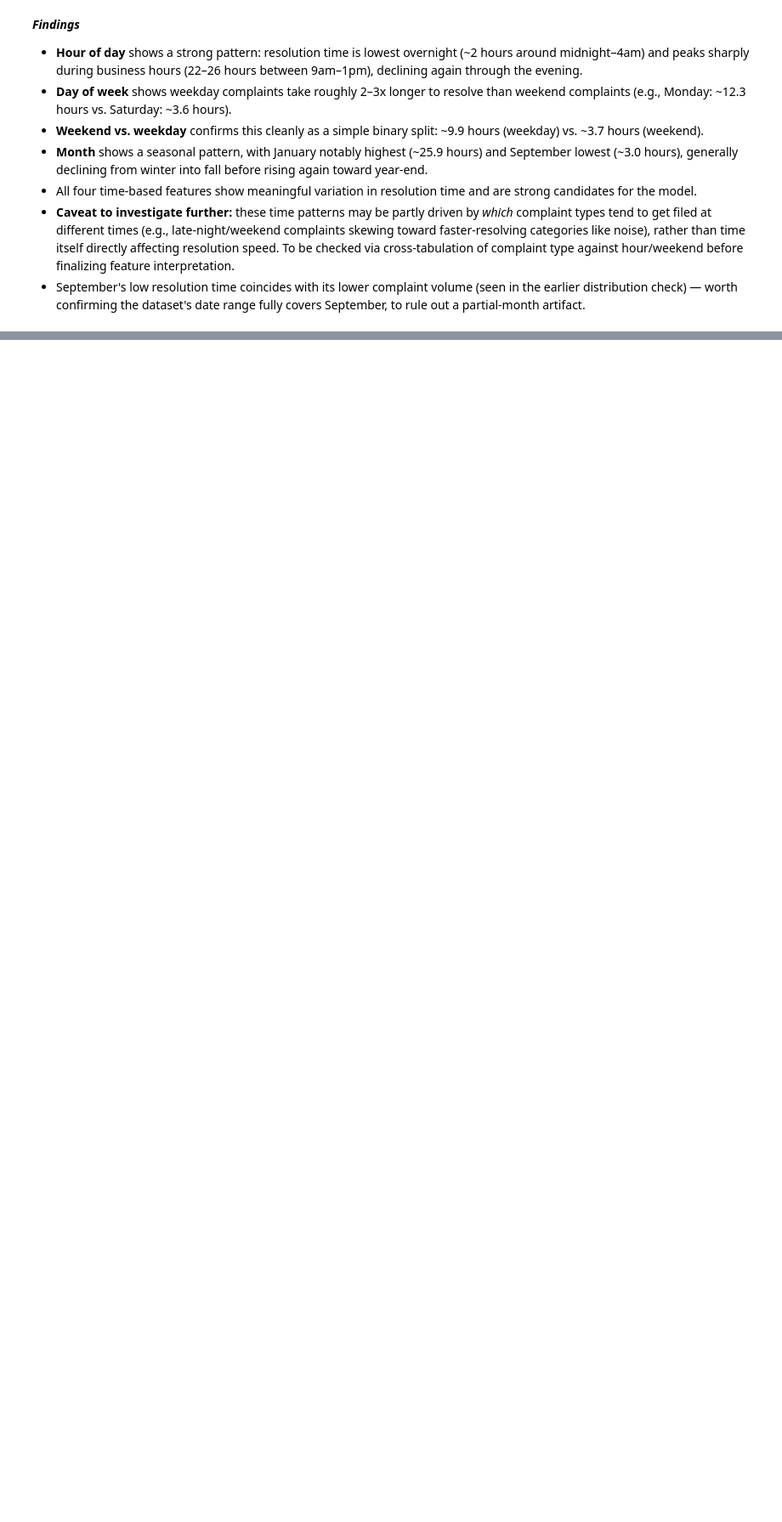
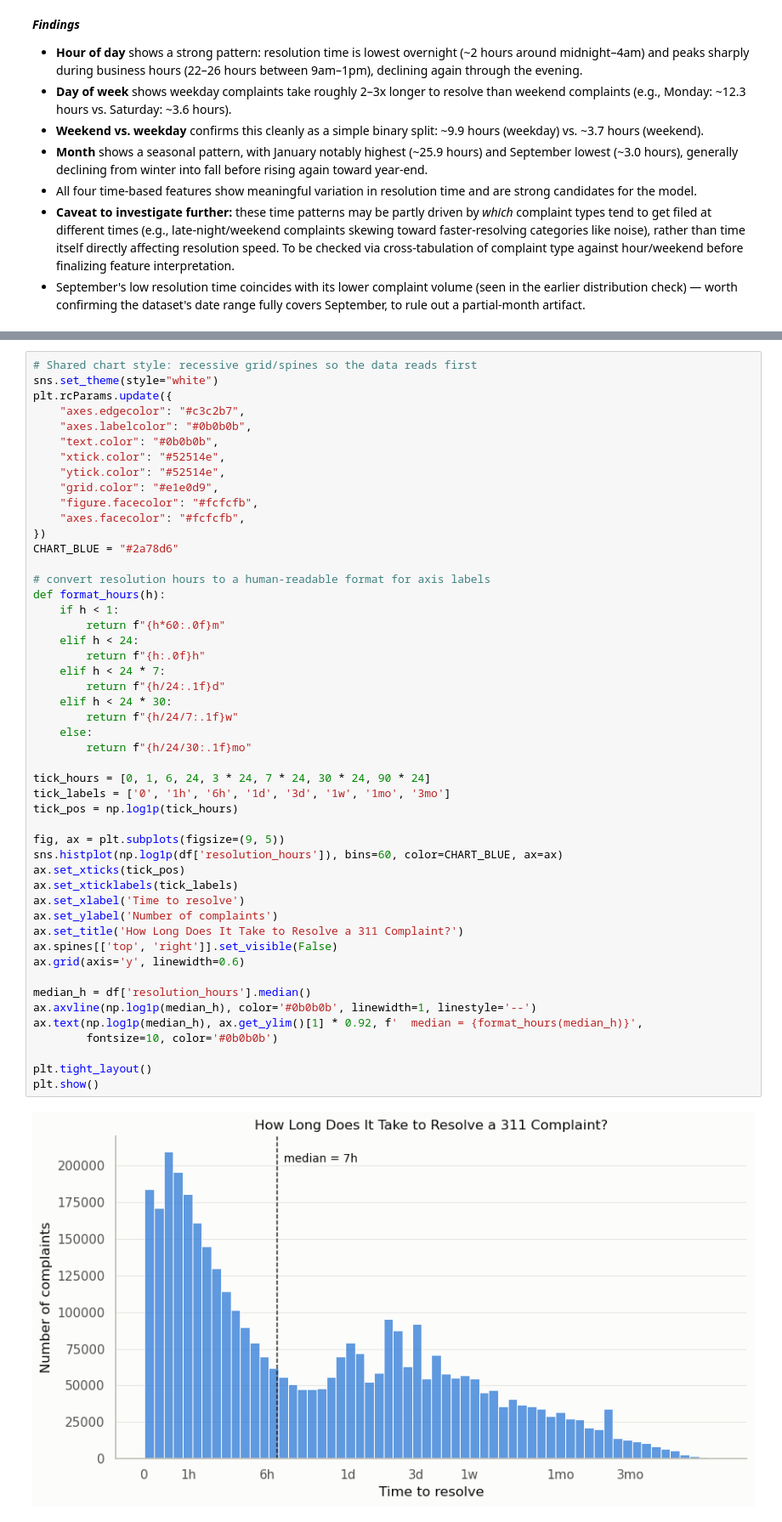
Before and after one commit to ushithila/311-Complaint-Resolution-Speed, a Jupyter notebook: notebooks/downloading_initial_EDA.ipynb, the cells around one changed output, grey strips where cells are left out. Shown at 85% size. Saved outputs shown, nothing was run; the diff lists cells and outputs as text; blank space fills up the shorter version.

Commit message:
Start data cleaning

```diff
--- a/notebooks/downloading_initial_EDA.ipynb
+++ b/notebooks/downloading_initial_EDA.ipynb
@@ -350,0 +375,51 @@ Name: resolution_hours, dtype: float64
+# %%
+# Shared chart style: recessive grid/spines so the data reads first
+sns.set_theme(style="white")
+plt.rcParams.update({
+    "axes.edgecolor": "#c3c2b7",
+    "axes.labelcolor": "#0b0b0b",
+    "text.color": "#0b0b0b",
+    "xtick.color": "#52514e",
+    "ytick.color": "#52514e",
+    "grid.color": "#e1e0d9",
+    "figure.facecolor": "#fcfcfb",
+    "axes.facecolor": "#fcfcfb",
+})
+CHART_BLUE = "#2a78d6"
+
+# convert resolution hours to a human-readable format for axis labels
+def format_hours(h):
+    if h < 1:
+        return f"{h*60:.0f}m"
+    elif h < 24:
+        return f"{h:.0f}h"
+    elif h < 24 * 7:
+        return f"{h/24:.1f}d"
+    elif h < 24 * 30:
+        return f"{h/24/7:.1f}w"
+    else:
+        return f"{h/24/30:.1f}mo"
+
+tick_hours = [0, 1, 6, 24, 3 * 24, 7 * 24, 30 * 24, 90 * 24]
+tick_labels = ['0', '1h', '6h', '1d', '3d', '1w', '1mo', '3mo']
+tick_pos = np.log1p(tick_hours)
+
+fig, ax = plt.subplots(figsize=(9, 5))
+sns.histplot(np.log1p(df['resolution_hours']), bins=60, color=CHART_BLUE, ax=ax)
+ax.set_xticks(tick_pos)
+ax.set_xticklabels(tick_labels)
+ax.set_xlabel('Time to resolve')
+ax.set_ylabel('Number of complaints')
+ax.set_title('How Long Does It Take to Resolve a 311 Complaint?')
+ax.spines[['top', 'right']].set_visible(False)
+ax.grid(axis='y', linewidth=0.6)
+
+median_h = df['resolution_hours'].median()
+ax.axvline(np.log1p(median_h), color='#0b0b0b', linewidth=1, linestyle='--')
+ax.text(np.log1p(median_h), ax.get_ylim()[1] * 0.92, f'  median = {format_hours(median_h)}',
+        fontsize=10, color='#0b0b0b')
+
+plt.tight_layout()
+plt.show()
+# %% [output]
+[figure, added]
```
Also changed, not shown: parts of 14 cells of this notebook, 3 other files.
